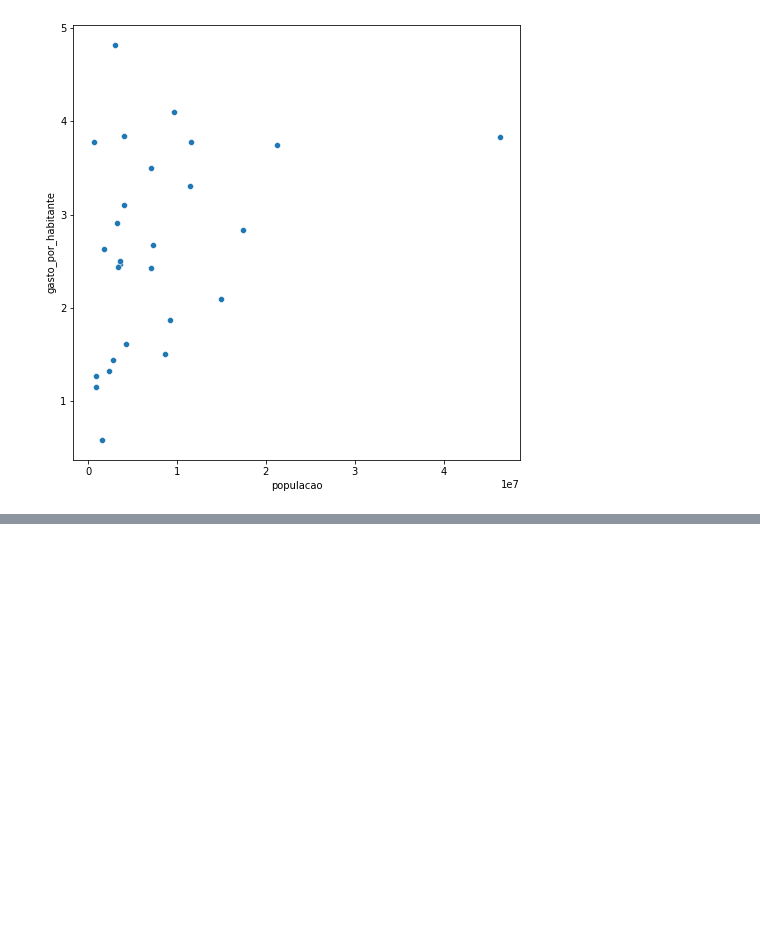
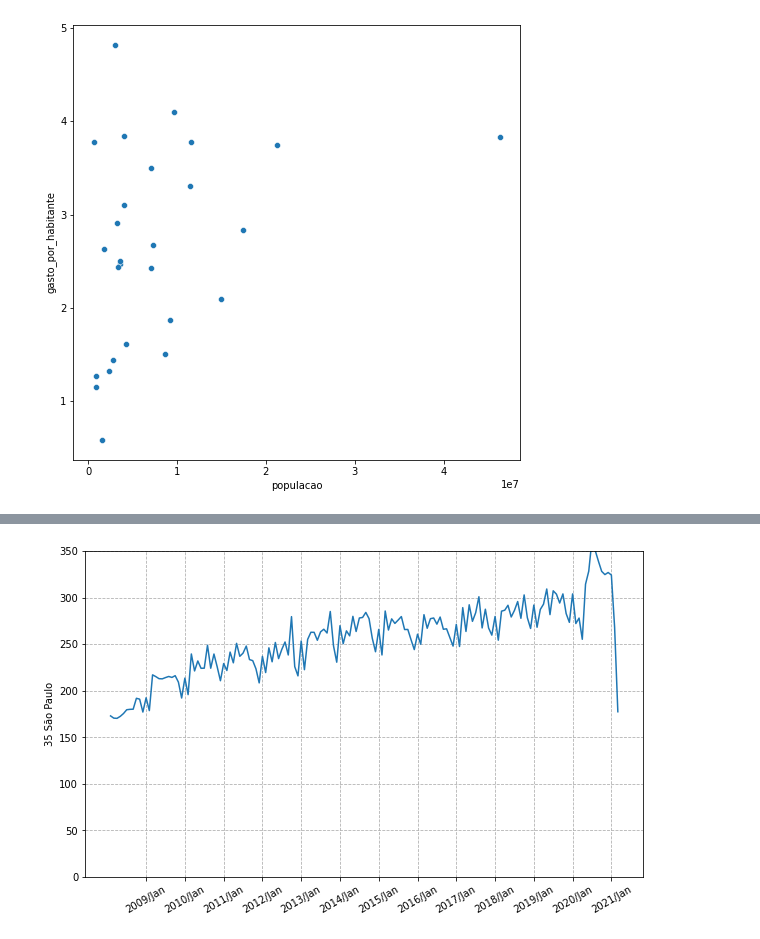
Before and after one commit to laugustovieira/BootCamp---Data-Science, a Jupyter notebook: BootCampDataScience.ipynb, the cells around one changed output, grey strips where cells are left out. Cells and saved outputs as stored; diff of their text form; code cells hidden in the pictures; blank space fills up the shorter version.

```diff
--- a/BootCampDataScience.ipynb
+++ b/BootCampDataScience.ipynb
@@ -853,0 +877,13 @@ sns.scatterplot(data=gastos_e_populacao_recente, x="populacao",y="gasto_por_habi
+# %%
+plt.figure(figsize = (10,6))
+ax = sns.lineplot(data = ordenado_por_total.T, x=ordenado_por_total.T.index, y="35 São Paulo")
+plt.xticks(rotation=30)
+# define o eixo x de 12 em 12 meses com inicio em janeiro
+ax.xaxis.set_major_locator(ticker.IndexLocator(base=12,offset=11))
+plt.grid(True, linestyle='--')
+plt.ylim(0,350)
+# colocar como o método achar melhor a representação do eixo x
+#ax.xaxis.set_major_locator(ticker.AutoLocator())
+plt.show()
+# %% [output]
+[figure, added]
```
Also changed, not shown: parts of 4 cells of this notebook.
